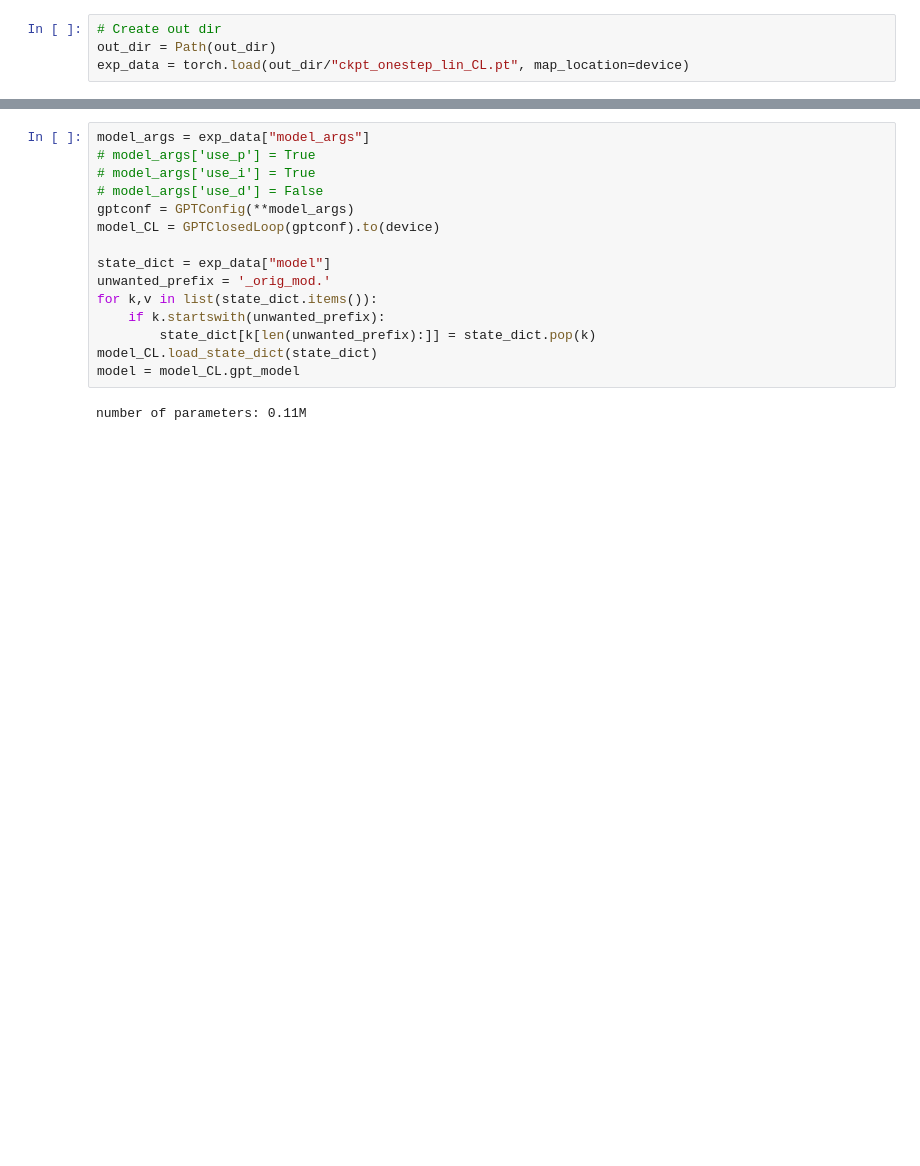
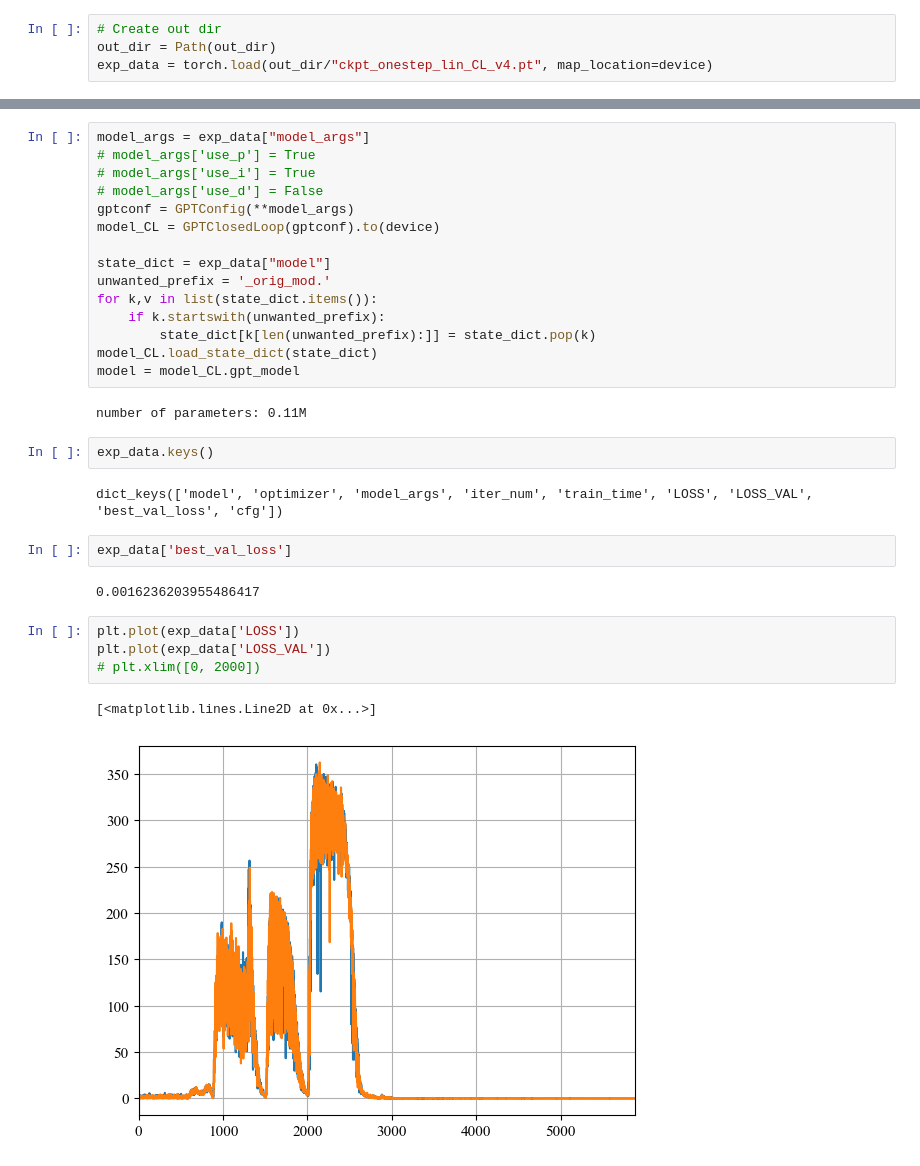
Before and after one commit to buswayne/in-context-controller, a Jupyter notebook: test_onestep_lin_CL.ipynb, the cells around one changed output, grey strips where cells are left out. Saved outputs shown, nothing was run; the diff lists cells and outputs as text; blank space fills up the shorter version.

```diff
--- a/test_onestep_lin_CL.ipynb
+++ b/test_onestep_lin_CL.ipynb
@@ -61,7 +61,7 @@ True
 # %%
 # Create out dir
 out_dir = Path(out_dir)
-exp_data = torch.load(out_dir/"ckpt_onestep_lin_CL.pt", map_location=device)
+exp_data = torch.load(out_dir/"ckpt_onestep_lin_CL_v4.pt", map_location=device)
 # %%
 seq_len = exp_data["cfg"].seq_len
 nx = exp_data["cfg"].nx
@@ -84,3 +84,18 @@ model_CL.load_state_dict(state_dict)
 model = model_CL.gpt_model
 # %% [output]
 number of parameters: 0.11M
+# %%
+exp_data.keys()
+# %% [output]
+dict_keys(['model', 'optimizer', 'model_args', 'iter_num', 'train_time', 'LOSS', 'LOSS_VAL', 'best_val_loss', 'cfg'])
+# %%
+exp_data['best_val_loss']
+# %% [output]
+0.0016236203955486417
+# %%
+plt.plot(exp_data['LOSS'])
+plt.plot(exp_data['LOSS_VAL'])
+# plt.xlim([0, 2000])
+# %% [output]
+[<matplotlib.lines.Line2D at 0x...>]
+[figure, added]
```
Also changed, not shown: parts of 8 cells of this notebook, 11 other files.
